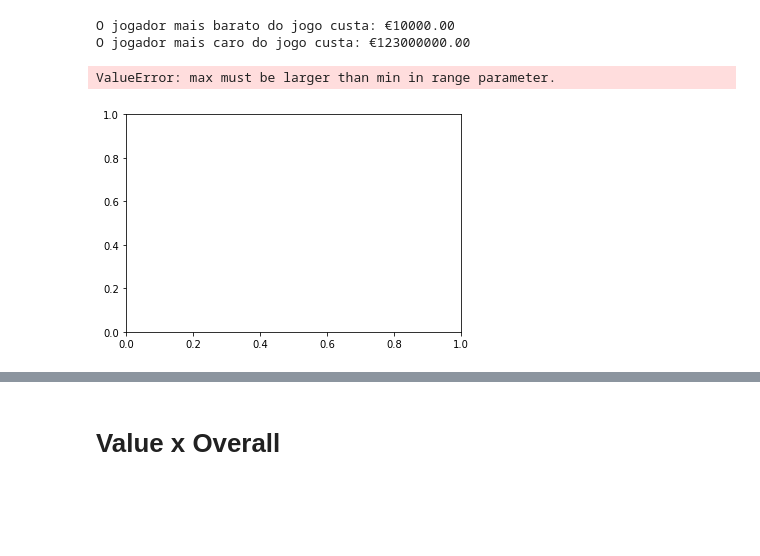
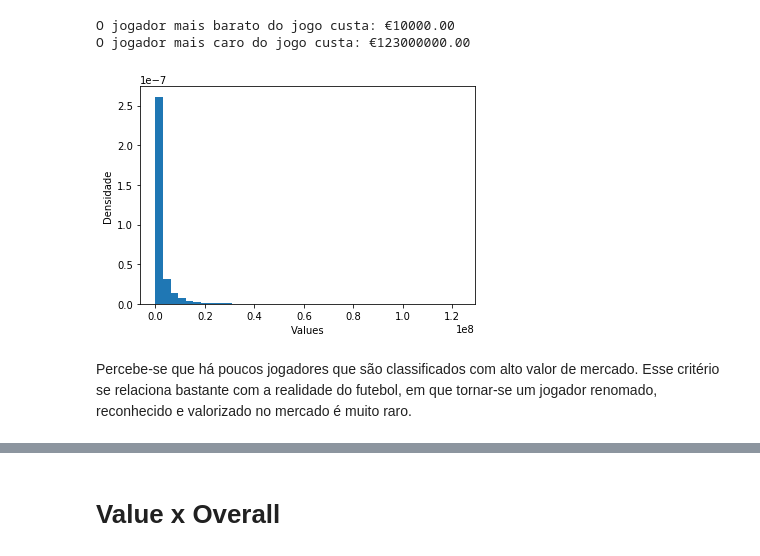
Before and after one commit to victorhabib/cdd-projeto-final, a Jupyter notebook: Projeto Final versao atualizada.ipynb, the cells around one changed output, grey strips where cells are left out. Cells and saved outputs as stored; diff of their text form; code cells hidden in the pictures; blank space fills up the shorter version.

```diff
--- a/Projeto Final versao atualizada.ipynb
+++ b/Projeto Final versao atualizada.ipynb
@@ -355,15 +355,18 @@ print('O jogador mais caro do jogo custa: €{:.2f}'.format(value_max))
 # %% [output]
 O jogador mais barato do jogo custa: €10000.00
 O jogador mais caro do jogo custa: €123000000.00
+# %%
+value = fifa.Value.dropna()
 # %%
 values=[]
-for dados_value in fifa.Value:
+for dados_value in value:
     values.append(dados_value)
 plt.hist(values, density=True, bins= 40);
 plt.ylabel('Densidade');
 plt.xlabel('Values');
 # %% [output]
-ValueError: max must be larger than min in range parameter.
-[figure, old version]
+[figure, new version]
+# %% [markdown]
+Percebe-se que há poucos jogadores que são classificados com alto valor de mercado. Esse critério se relaciona bastante com a realidade do futebol, em que tornar-se um jogador renomado, reconhecido e valorizado no mercado é muito raro.
 # %%
 stats.probplot(values, dist='norm', plot=plt);
```
Also changed, not shown: parts of 10 cells of this notebook.
